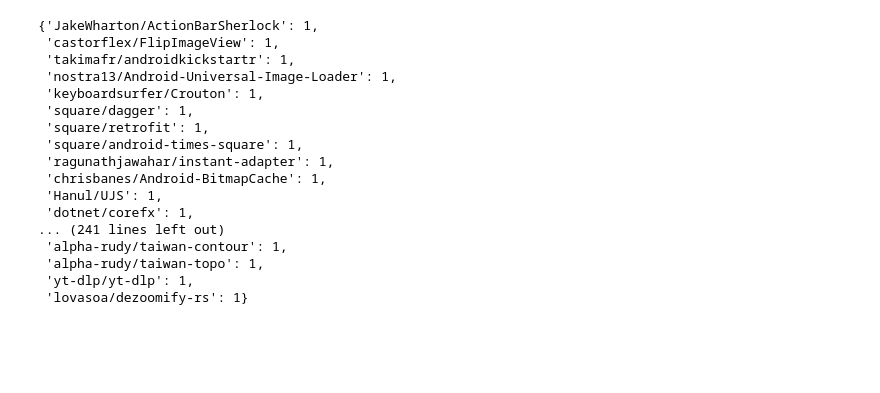
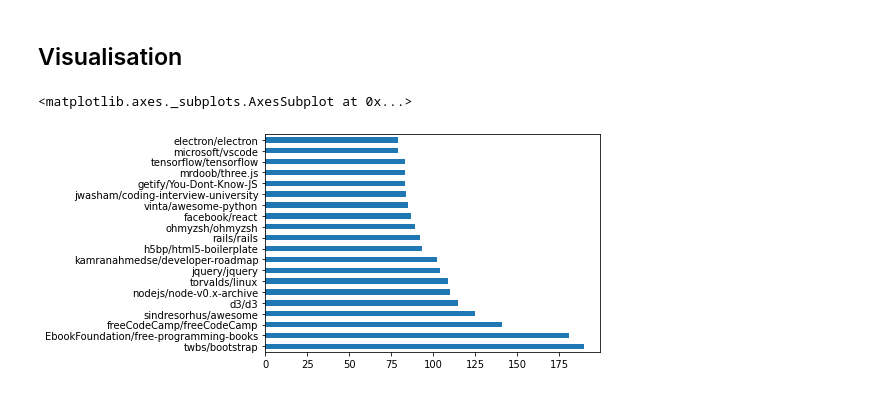
Before and after one commit to s3965610/COSC2671-A2, a Jupyter notebook: Github-recommender-system.ipynb, the cells around one changed output. Saved outputs shown, nothing was run; the diff lists cells and outputs as text; code cells hidden in the pictures; blank space fills up the shorter version.

```diff
--- a/Github-recommender-system.ipynb
+++ b/Github-recommender-system.ipynb
@@ -94,20 +57,7 @@ test = mostCommonRepo(k_keys_sorted, user_repos_dict)
-# %%
-test
-# %% [output]
-{'JakeWharton/ActionBarSherlock': 1,
- 'castorflex/FlipImageView': 1,
- 'takimafr/androidkickstartr': 1,
- 'nostra13/Android-Universal-Image-Loader': 1,
- 'keyboardsurfer/Crouton': 1,
- 'square/dagger': 1,
- 'square/retrofit': 1,
- 'square/android-times-square': 1,
- 'ragunathjawahar/instant-adapter': 1,
- 'chrisbanes/Android-BitmapCache': 1,
- 'Hanul/UJS': 1,
- 'dotnet/corefx': 1,
-... (241 lines left out)
- 'alpha-rudy/taiwan-contour': 1,
- 'alpha-rudy/taiwan-topo': 1,
- 'yt-dlp/yt-dlp': 1,
- 'lovasoa/dezoomify-rs': 1}
+# %% [markdown]
+## Visualisation
+# %%
+df['Repos'].value_counts()[:20].plot(kind='barh')
+# %% [output]
+<matplotlib.axes._subplots.AxesSubplot at 0x...>
+[figure, added]
```
Also changed, not shown: parts of 28 cells of this notebook.
